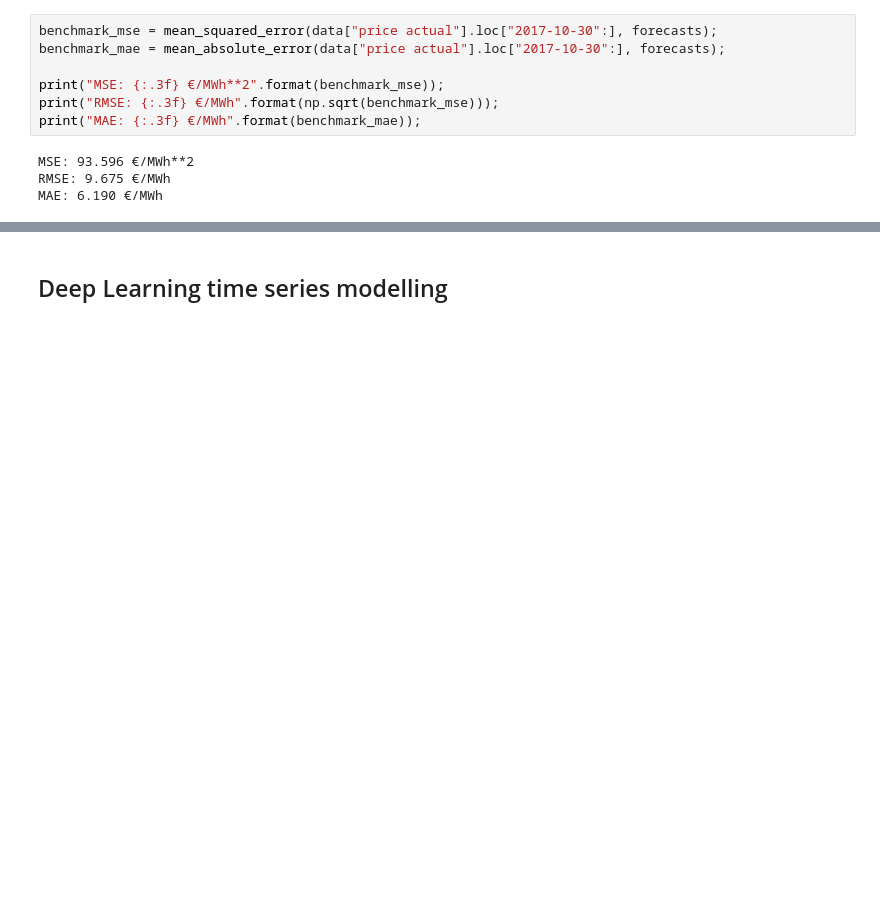
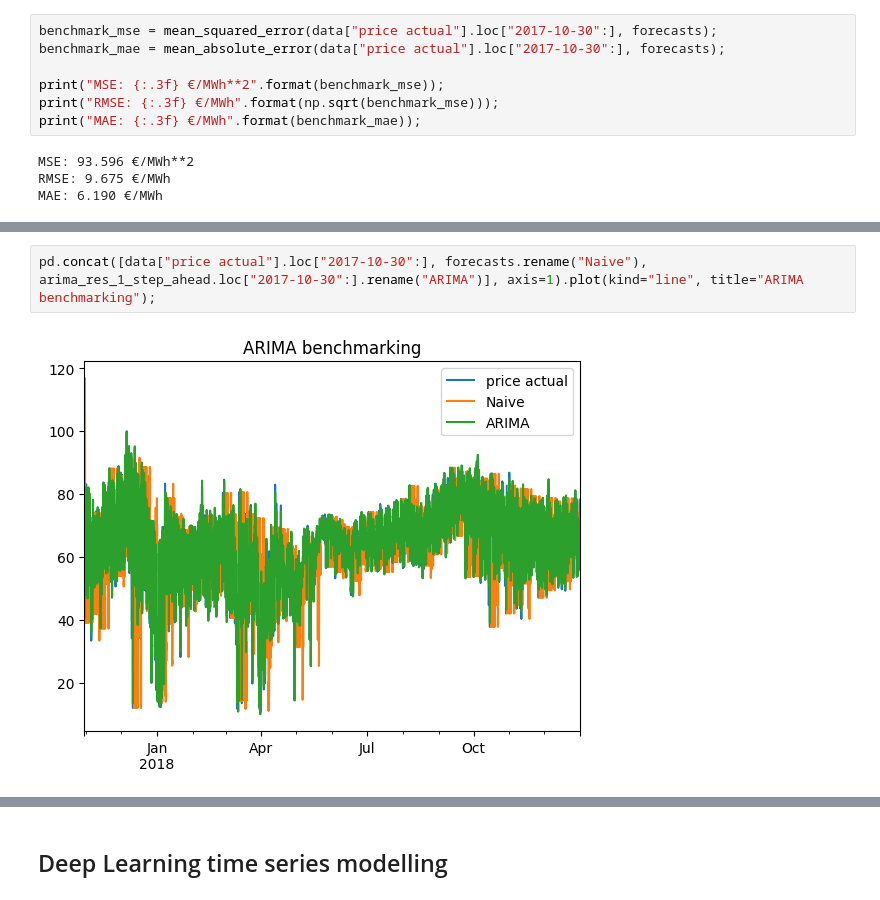
Before and after one commit to MiguelLoureiro98/EnergyForecasting, a Jupyter notebook: src/notebooks/hourly_forecasting/modelling.ipynb, the cells around one changed output, grey strips where cells are left out. Saved outputs shown, nothing was run; the diff lists cells and outputs as text; blank space fills up the shorter version.

```diff
--- a/src/notebooks/hourly_forecasting/modelling.ipynb
+++ b/src/notebooks/hourly_forecasting/modelling.ipynb
@@ -82,0 +149,4 @@ MAE: 6.190 €/MWh
+# %%
+pd.concat([data["price actual"].loc["2017-10-30":], forecasts.rename("Naive"), arima_res_1_step_ahead.loc["2017-10-30":].rename("ARIMA")], axis=1).plot(kind="line", title="ARIMA benchmarking");
+# %% [output]
+[figure, added]
```
Also changed, not shown: parts of 11 cells of this notebook.
